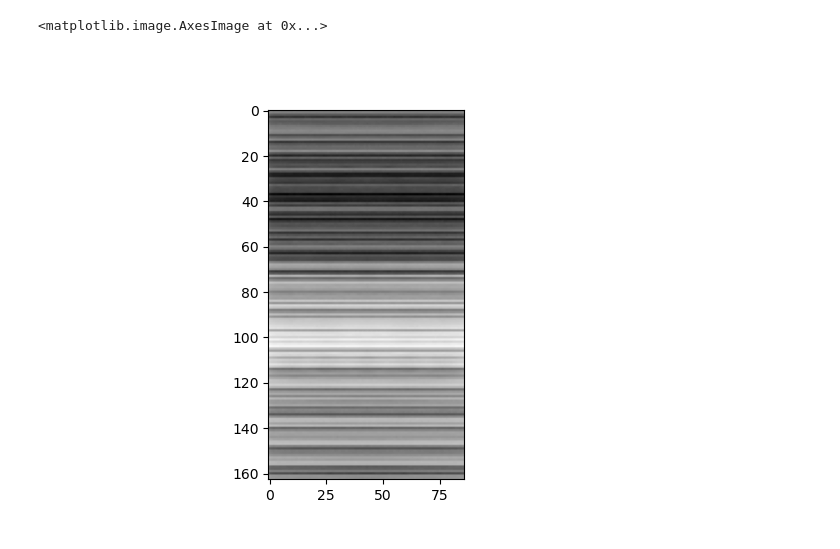
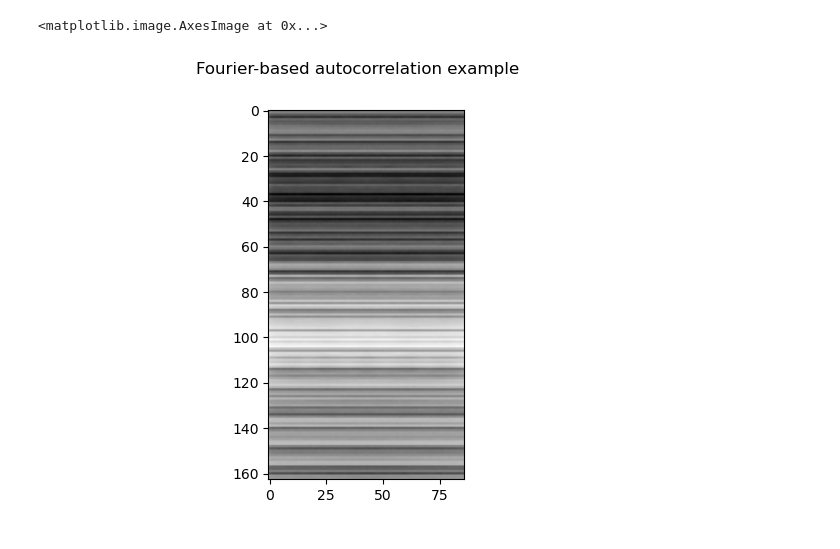
Before and after one commit to zyjux/harmonic_gw, a Jupyter notebook: local_autocorrelation.ipynb, the cells around one changed output. Cells and saved outputs as stored; diff of their text form; code cells hidden in the pictures.

```diff
--- a/local_autocorrelation.ipynb
+++ b/local_autocorrelation.ipynb
@@ -104,7 +112,8 @@ power_spec = (np.abs(f_img_crop))**2
 img_crop_corr = np.abs(scipy.fft.fft(power_spec))
 # %%
 F, ax = plt.subplots()
+F.suptitle("Fourier-based autocorrelation example")
 ax.imshow(img_crop_corr, cmap='gray')
 # %% [output]
 <matplotlib.image.AxesImage at 0x...>
-[figure, old version]
+[figure, new version]
```
Also changed, not shown: parts of 11 cells of this notebook.
